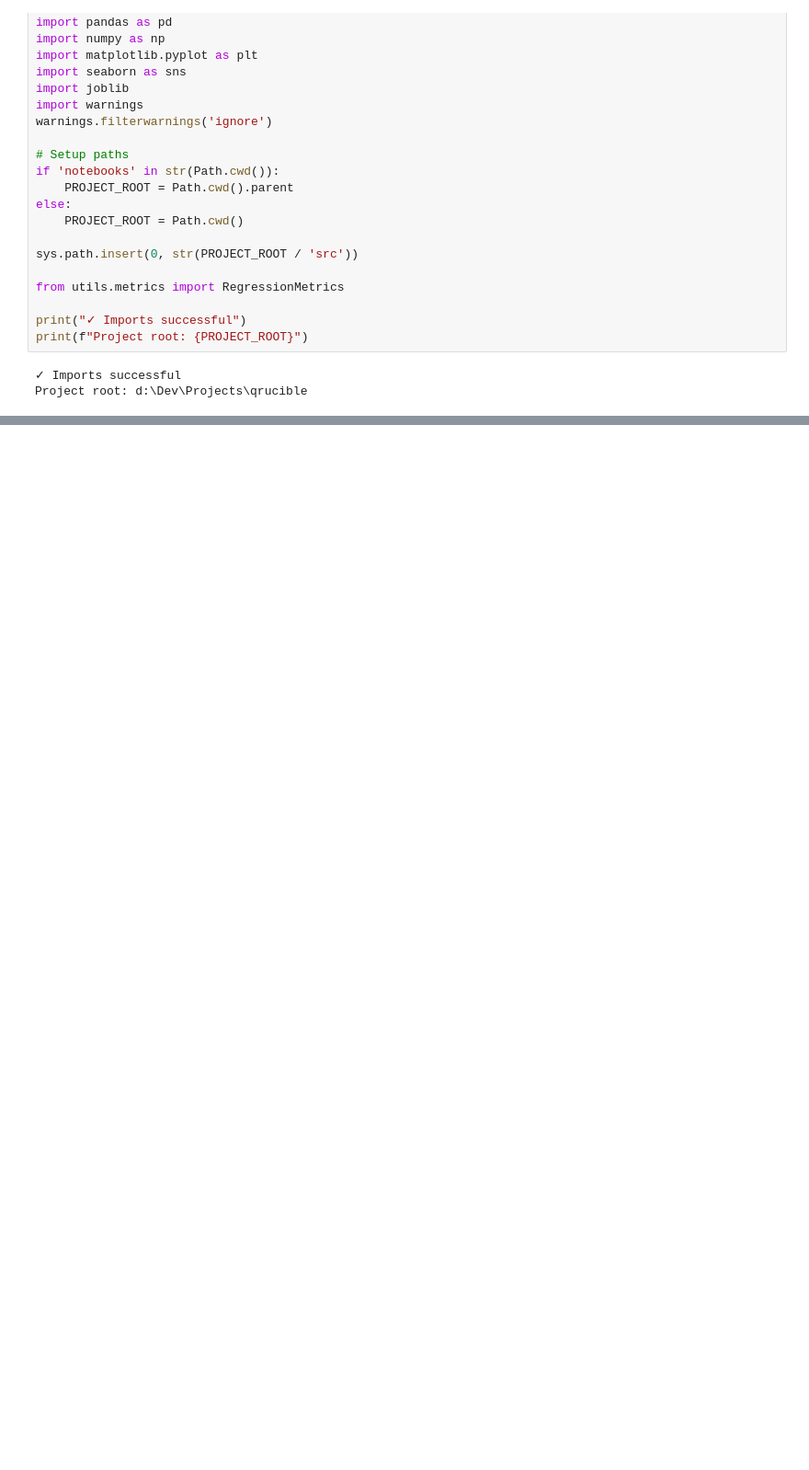
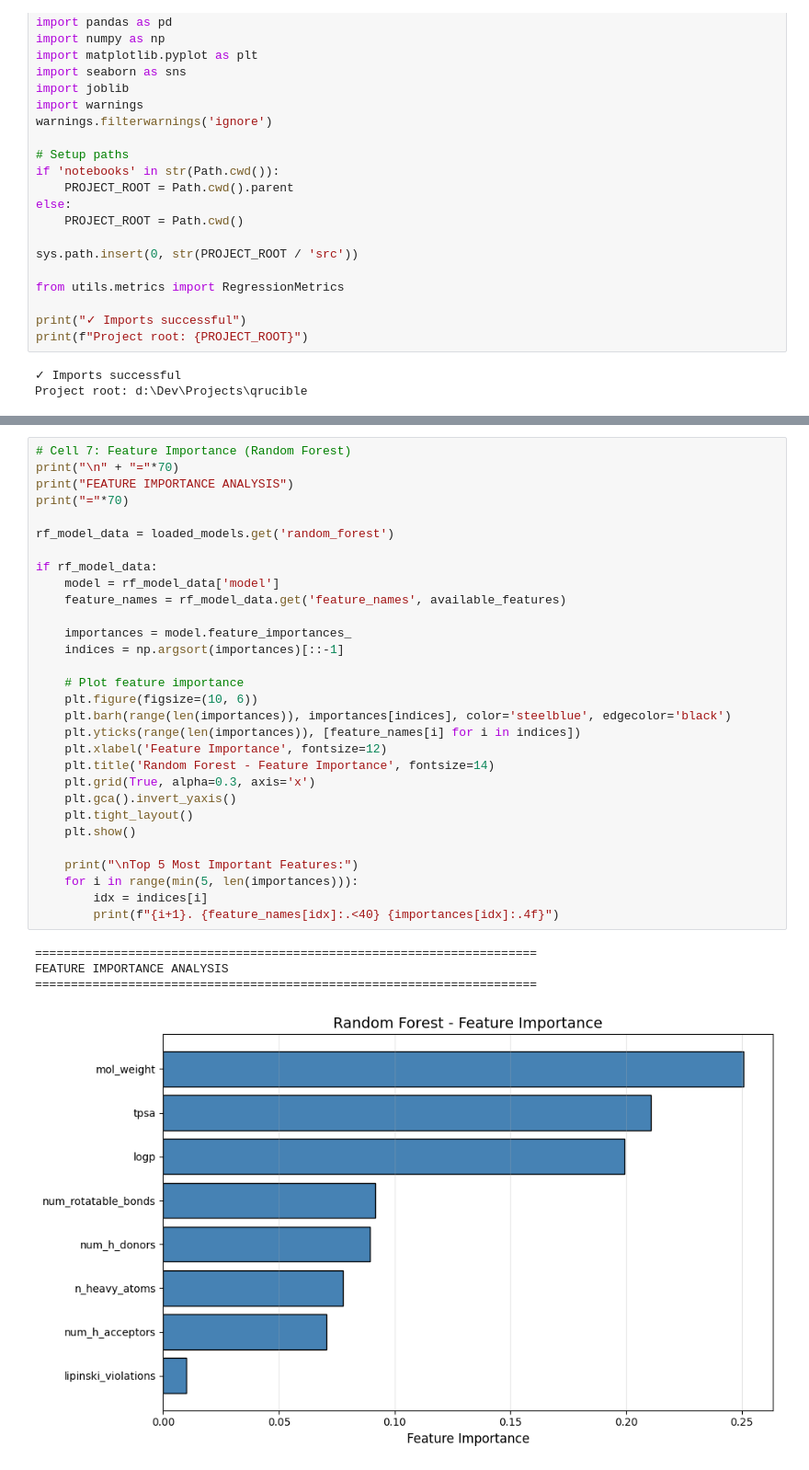
Before and after one commit to bluebell2505/qrucible, a Jupyter notebook: notebooks/03_model_analysis.ipynb, the cells around one changed output, grey strips where cells are left out. Shown at 92% size. Saved outputs shown, nothing was run; the diff lists cells and outputs as text; blank space fills up the shorter version.

```diff
--- a/notebooks/03_model_analysis.ipynb
+++ b/notebooks/03_model_analysis.ipynb
@@ -60,0 +240,35 @@ Found 0 trained models:
+# %%
+# Cell 7: Feature Importance (Random Forest)
+print("\n" + "="*70)
+print("FEATURE IMPORTANCE ANALYSIS")
+print("="*70)
+
+rf_model_data = loaded_models.get('random_forest')
+
+if rf_model_data:
+    model = rf_model_data['model']
+    feature_names = rf_model_data.get('feature_names', available_features)
+
+    importances = model.feature_importances_
+    indices = np.argsort(importances)[::-1]
+
+    # Plot feature importance
+    plt.figure(figsize=(10, 6))
+    plt.barh(range(len(importances)), importances[indices], color='steelblue', edgecolor='black')
+    plt.yticks(range(len(importances)), [feature_names[i] for i in indices])
+    plt.xlabel('Feature Importance', fontsize=12)
+    plt.title('Random Forest - Feature Importance', fontsize=14)
+    plt.grid(True, alpha=0.3, axis='x')
+    plt.gca().invert_yaxis()
+    plt.tight_layout()
+    plt.show()
+
+    print("\nTop 5 Most Important Features:")
+    for i in range(min(5, len(importances))):
+        idx = indices[i]
+        print(f"{i+1}. {feature_names[idx]:.<40} {importances[idx]:.4f}")
+# %% [output]
+======================================================================
+FEATURE IMPORTANCE ANALYSIS
+======================================================================
+[figure, added]
```
Also changed, not shown: parts of 11 cells of this notebook, 16 other files.
